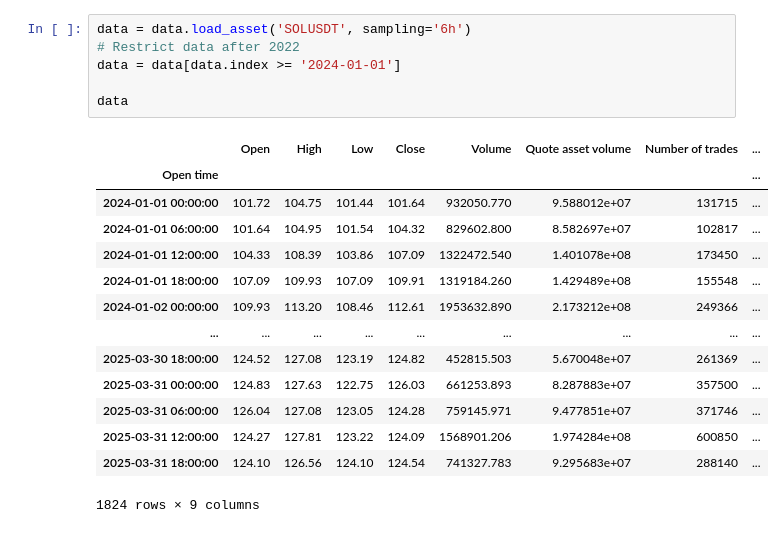
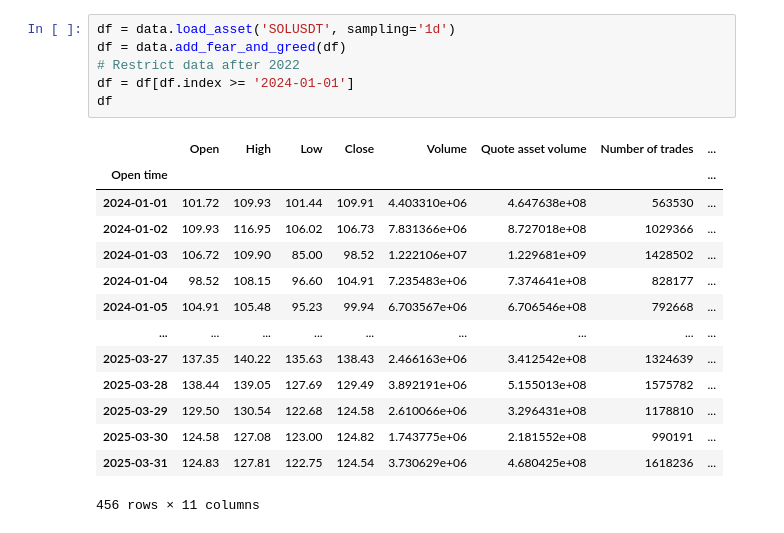
Before and after one commit to iancadev/crypto, a Jupyter notebook: AAA_Thursday1/mean_reversion.ipynb, the cells around one changed output. Saved outputs shown, nothing was run; the diff lists cells and outputs as text.

```diff
--- a/AAA_Thursday1/mean_reversion.ipynb
+++ b/AAA_Thursday1/mean_reversion.ipynb
@@ -8,24 +8,24 @@ importlib.reload(data)
 # %%
-data = data.load_asset('SOLUSDT', sampling='6h')
+df = data.load_asset('SOLUSDT', sampling='1d')
+df = data.add_fear_and_greed(df)
 # Restrict data after 2022
-data = data[data.index >= '2024-01-01']
-
-data
+df = df[df.index >= '2024-01-01']
+df
 # %% [output]
 |  | Open | High | Low | Close | Volume | Quote asset volume | Number of trades | ... |
 | Open time |  |  |  |  |  |  |  | ... |
-| 2024-01-01 00:00:00 | 101.72 | 104.75 | 101.44 | 101.64 | 932050.770 | 9.588012e+07 | 131715 | ... |
-| 2024-01-01 06:00:00 | 101.64 | 104.95 | 101.54 | 104.32 | 829602.800 | 8.582697e+07 | 102817 | ... |
-| 2024-01-01 12:00:00 | 104.33 | 108.39 | 103.86 | 107.09 | 1322472.540 | 1.401078e+08 | 173450 | ... |
-| 2024-01-01 18:00:00 | 107.09 | 109.93 | 107.09 | 109.91 | 1319184.260 | 1.429489e+08 | 155548 | ... |
-| 2024-01-02 00:00:00 | 109.93 | 113.20 | 108.46 | 112.61 | 1953632.890 | 2.173212e+08 | 249366 | ... |
+| 2024-01-01 | 101.72 | 109.93 | 101.44 | 109.91 | 4.403310e+06 | 4.647638e+08 | 563530 | ... |
+| 2024-01-02 | 109.93 | 116.95 | 106.02 | 106.73 | 7.831366e+06 | 8.727018e+08 | 1029366 | ... |
+| 2024-01-03 | 106.72 | 109.90 | 85.00 | 98.52 | 1.222106e+07 | 1.229681e+09 | 1428502 | ... |
+| 2024-01-04 | 98.52 | 108.15 | 96.60 | 104.91 | 7.235483e+06 | 7.374641e+08 | 828177 | ... |
+| 2024-01-05 | 104.91 | 105.48 | 95.23 | 99.94 | 6.703567e+06 | 6.706546e+08 | 792668 | ... |
 | ... | ... | ... | ... | ... | ... | ... | ... | ... |
-| 2025-03-30 18:00:00 | 124.52 | 127.08 | 123.19 | 124.82 | 452815.503 | 5.670048e+07 | 261369 | ... |
-| 2025-03-31 00:00:00 | 124.83 | 127.63 | 122.75 | 126.03 | 661253.893 | 8.287883e+07 | 357500 | ... |
-| 2025-03-31 06:00:00 | 126.04 | 127.08 | 123.05 | 124.28 | 759145.971 | 9.477851e+07 | 371746 | ... |
-| 2025-03-31 12:00:00 | 124.27 | 127.81 | 123.22 | 124.09 | 1568901.206 | 1.974284e+08 | 600850 | ... |
-| 2025-03-31 18:00:00 | 124.10 | 126.56 | 124.10 | 124.54 | 741327.783 | 9.295683e+07 | 288140 | ... |
+| 2025-03-27 | 137.35 | 140.22 | 135.63 | 138.43 | 2.466163e+06 | 3.412542e+08 | 1324639 | ... |
+| 2025-03-28 | 138.44 | 139.05 | 127.69 | 129.49 | 3.892191e+06 | 5.155013e+08 | 1575782 | ... |
+| 2025-03-29 | 129.50 | 130.54 | 122.68 | 124.58 | 2.610066e+06 | 3.296431e+08 | 1178810 | ... |
+| 2025-03-30 | 124.58 | 127.08 | 123.00 | 124.82 | 1.743775e+06 | 2.181552e+08 | 990191 | ... |
+| 2025-03-31 | 124.83 | 127.81 | 122.75 | 124.54 | 3.730629e+06 | 4.680425e+08 | 1618236 | ... |
-1824 rows × 9 columns
+456 rows × 11 columns
 # %%
 import pandas as pd
 import matplotlib.pyplot as plt
```
Also changed, not shown: parts of 5 cells of this notebook.
